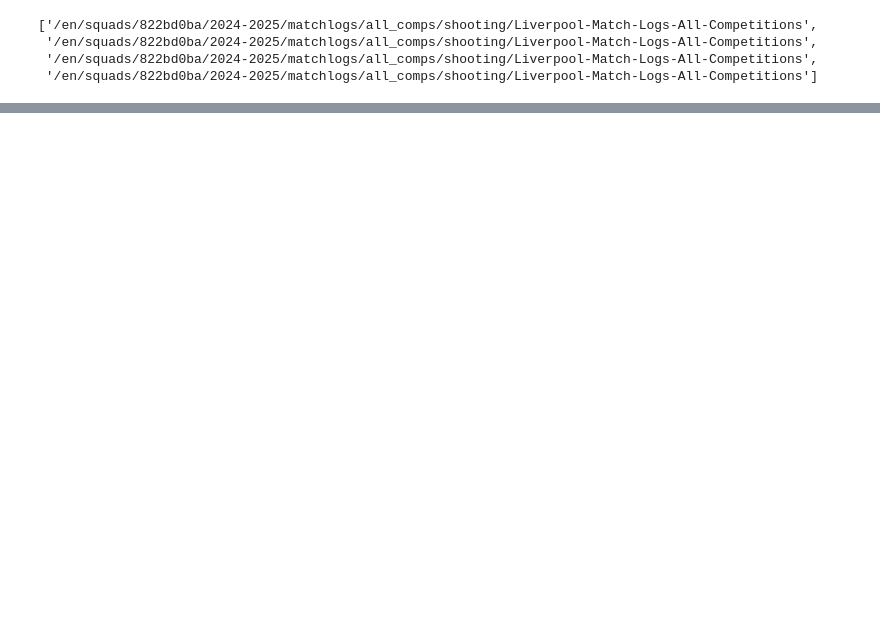
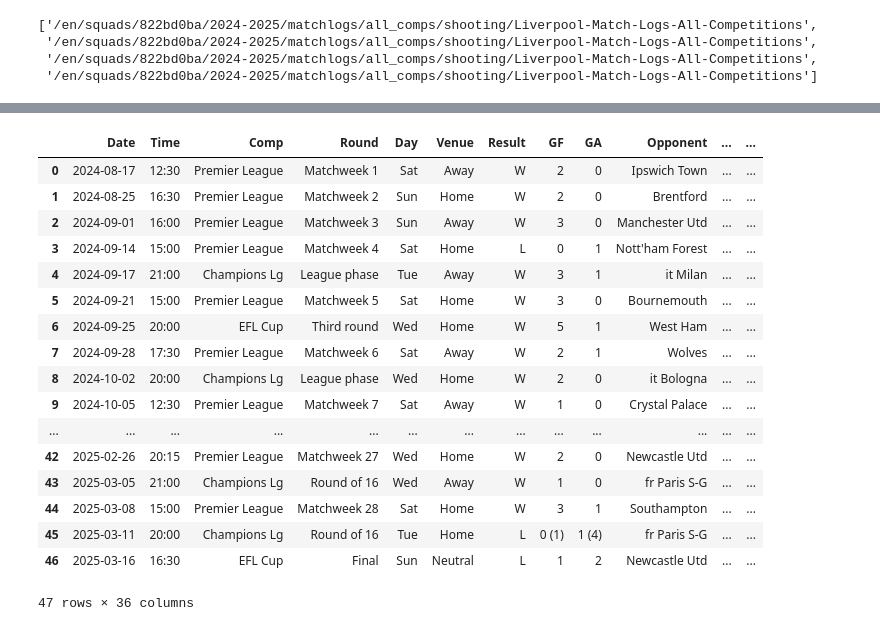
Before and after one commit to thanhbinh911/ML-Project-Football-Prediction, a Jupyter notebook: scrapping.ipynb, the cells around one changed output, grey strips where cells are left out. Saved outputs shown, nothing was run; the diff lists cells and outputs as text; code cells hidden in the pictures; blank space fills up the shorter version.

Commit message:
get the data frame for one club at one club in one season

```diff
--- a/scrapping.ipynb
+++ b/scrapping.ipynb
@@ -101,7 +87,8 @@ from io import StringIO
 # %%
 matches = pd.read_html(StringIO(data.text), match= "Scores & Fixtures") #scan all the table tagsFutureWarning: Passing literal html to 'read_html' is deprecated and will be removed in a future version. To read from a literal string, wrap it in a 'StringIO' object. and look for one has required string(or regex)
 # %%
-matches[0]
+matches = matches[0]
+matches
 # %% [output]
 |  | Date | Time | Comp | Round | Day | Venue | Result | GF | GA | Opponent | xG | ... |
 | 0 | 2024-08-17 | 12:30 | Premier League | Matchweek 1 | Sat | Away | W | 2 | 0 | Ipswich Town | 2.6 | ... |
@@ -199,0 +140,2 @@ shooting
+# %%
+shooting.columns = shooting.columns.droplevel()
@@ -199,0 +152,23 @@ shooting
+# %%
+team_data = matches.merge(shooting, on = ['Date', 'Time', 'Comp', 'Round', 'Day', 'Venue', 'Result', 'GF', 'GA', 'Opponent'] )
+# %%
+team_data
+# %% [output]
+|  | Date | Time | Comp | Round | Day | Venue | Result | GF | GA | Opponent | ... | ... |
+| 0 | 2024-08-17 | 12:30 | Premier League | Matchweek 1 | Sat | Away | W | 2 | 0 | Ipswich Town | ... | ... |
+| 1 | 2024-08-25 | 16:30 | Premier League | Matchweek 2 | Sun | Home | W | 2 | 0 | Brentford | ... | ... |
+| 2 | 2024-09-01 | 16:00 | Premier League | Matchweek 3 | Sun | Away | W | 3 | 0 | Manchester Utd | ... | ... |
+| 3 | 2024-09-14 | 15:00 | Premier League | Matchweek 4 | Sat | Home | L | 0 | 1 | Nott'ham Forest | ... | ... |
+| 4 | 2024-09-17 | 21:00 | Champions Lg | League phase | Tue | Away | W | 3 | 1 | it Milan | ... | ... |
+| 5 | 2024-09-21 | 15:00 | Premier League | Matchweek 5 | Sat | Home | W | 3 | 0 | Bournemouth | ... | ... |
+| 6 | 2024-09-25 | 20:00 | EFL Cup | Third round | Wed | Home | W | 5 | 1 | West Ham | ... | ... |
+| 7 | 2024-09-28 | 17:30 | Premier League | Matchweek 6 | Sat | Away | W | 2 | 1 | Wolves | ... | ... |
+| 8 | 2024-10-02 | 20:00 | Champions Lg | League phase | Wed | Home | W | 2 | 0 | it Bologna | ... | ... |
+| 9 | 2024-10-05 | 12:30 | Premier League | Matchweek 7 | Sat | Away | W | 1 | 0 | Crystal Palace | ... | ... |
+| ... | ... | ... | ... | ... | ... | ... | ... | ... | ... | ... | ... | ... |
+| 42 | 2025-02-26 | 20:15 | Premier League | Matchweek 27 | Wed | Home | W | 2 | 0 | Newcastle Utd | ... | ... |
+| 43 | 2025-03-05 | 21:00 | Champions Lg | Round of 16 | Wed | Away | W | 1 | 0 | fr Paris S-G | ... | ... |
+| 44 | 2025-03-08 | 15:00 | Premier League | Matchweek 28 | Sat | Home | W | 3 | 1 | Southampton | ... | ... |
+| 45 | 2025-03-11 | 20:00 | Champions Lg | Round of 16 | Tue | Home | L | 0 (1) | 1 (4) | fr Paris S-G | ... | ... |
+| 46 | 2025-03-16 | 16:30 | EFL Cup | Final | Sun | Neutral | L | 1 | 2 | Newcastle Utd | ... | ... |
+47 rows × 36 columns
```
Also changed, not shown: parts of 10 cells of this notebook.
